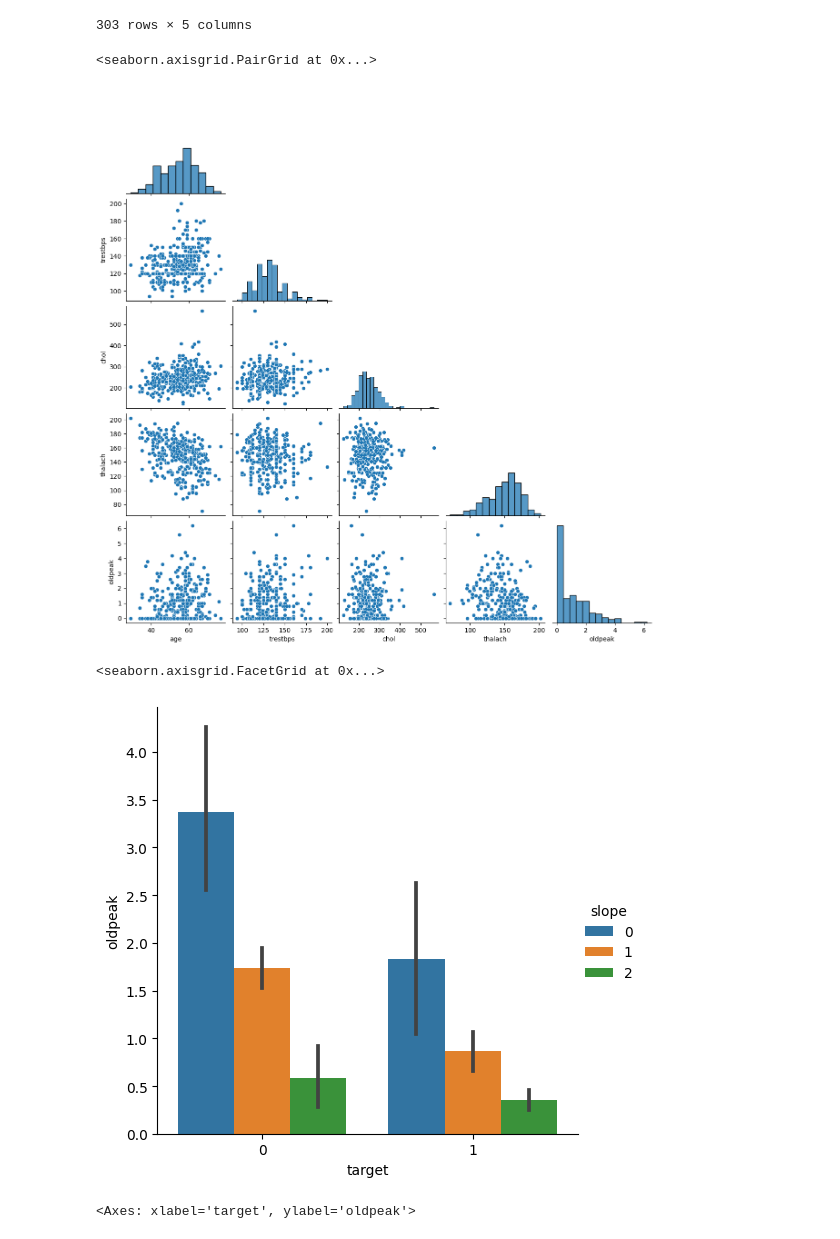
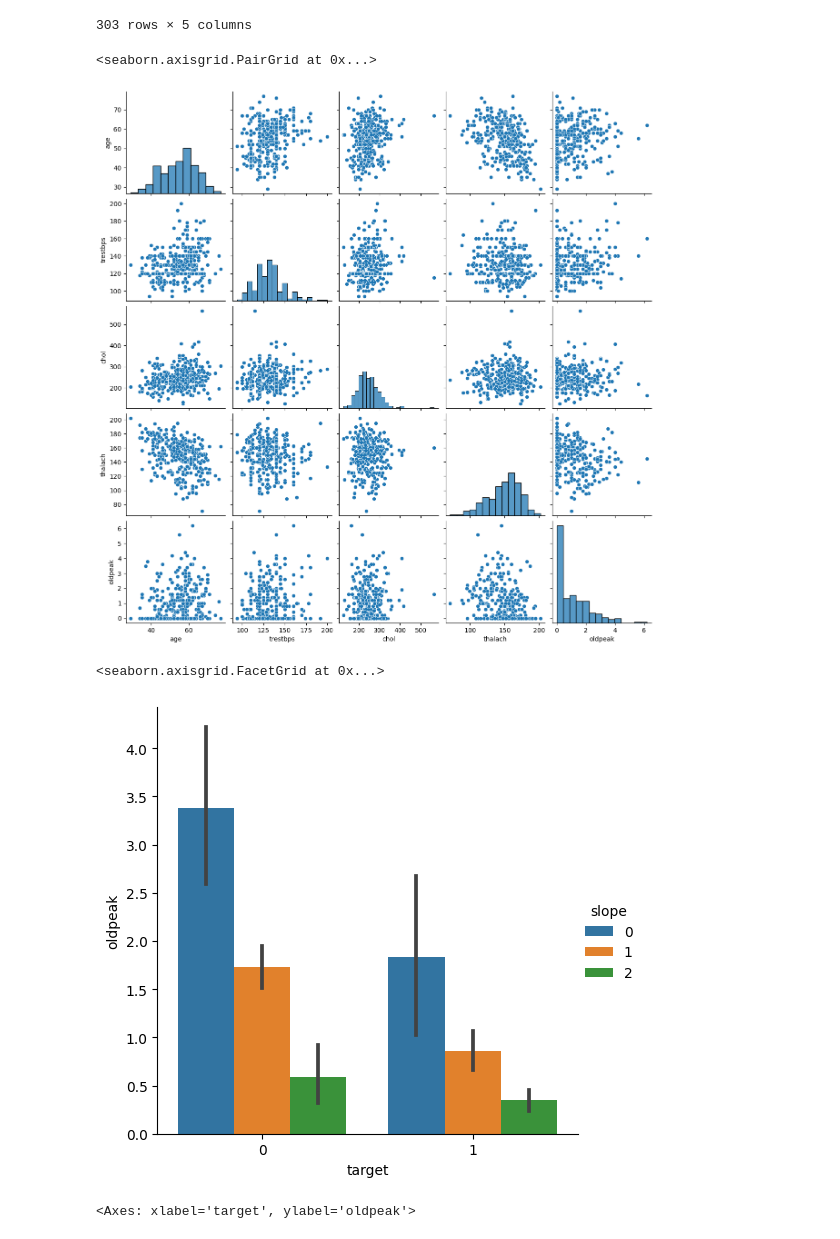
Before and after one commit to rakeshkandhi/Healthcare_cardiovascular, a Jupyter notebook: healthCare.ipynb, the cells around one changed output. Saved outputs shown, nothing was run; the diff lists cells and outputs as text; code cells hidden in the pictures.

```diff
--- a/healthCare.ipynb
+++ b/healthCare.ipynb
@@ -105,4 +103,4 @@ warnings.filterwarnings("ignore")
     </tr>
 </table>
 # %%
-df = pd.read_excel("cep1_dataset.xlsx")
+df = pd.read_excel(r"cep1_dataset.xlsx")
@@ -229,15 +248,15 @@ df_continuous
 | 302 | 57 | 130 | 236 | 174 | 0.0 |
 303 rows × 5 columns
 # %%
-sns.pairplot(df_continuous, corner=True)
+sns.pairplot(df_continuous)
 # %% [output]
 <seaborn.axisgrid.PairGrid at 0x...>
-[figure, old version]
+[figure, new version]
 # %%
 sns.catplot(data=df, x="target", y="oldpeak", hue="slope", kind="bar")
 # %% [output]
 <seaborn.axisgrid.FacetGrid at 0x...>
-[figure, old version]
+[figure, new version]
 # %%
 sns.violinplot(x="target", y="oldpeak", hue="sex", inner="quartile", data=df)
 # %% [output]
```
Also changed, not shown: parts of 31 cells of this notebook.
